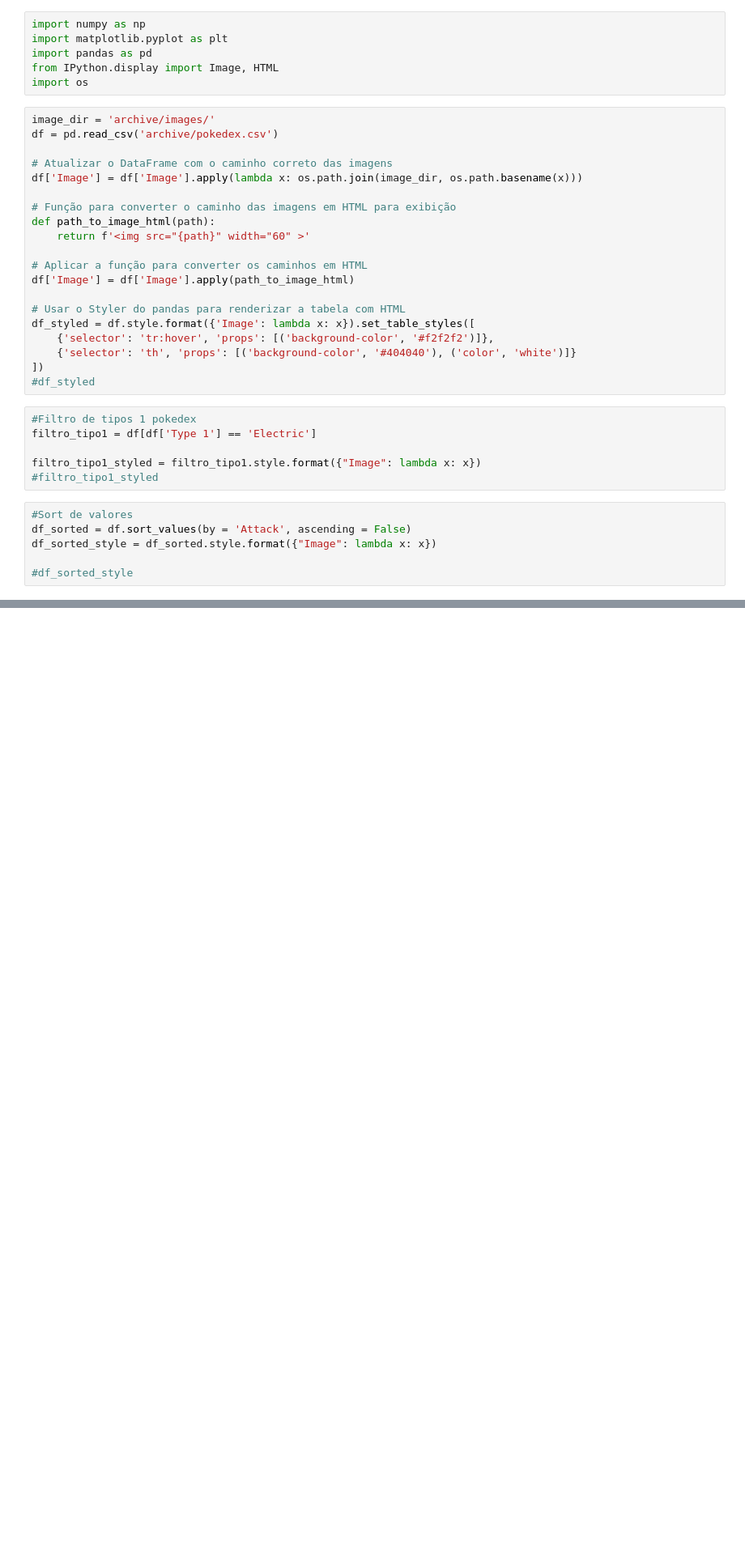
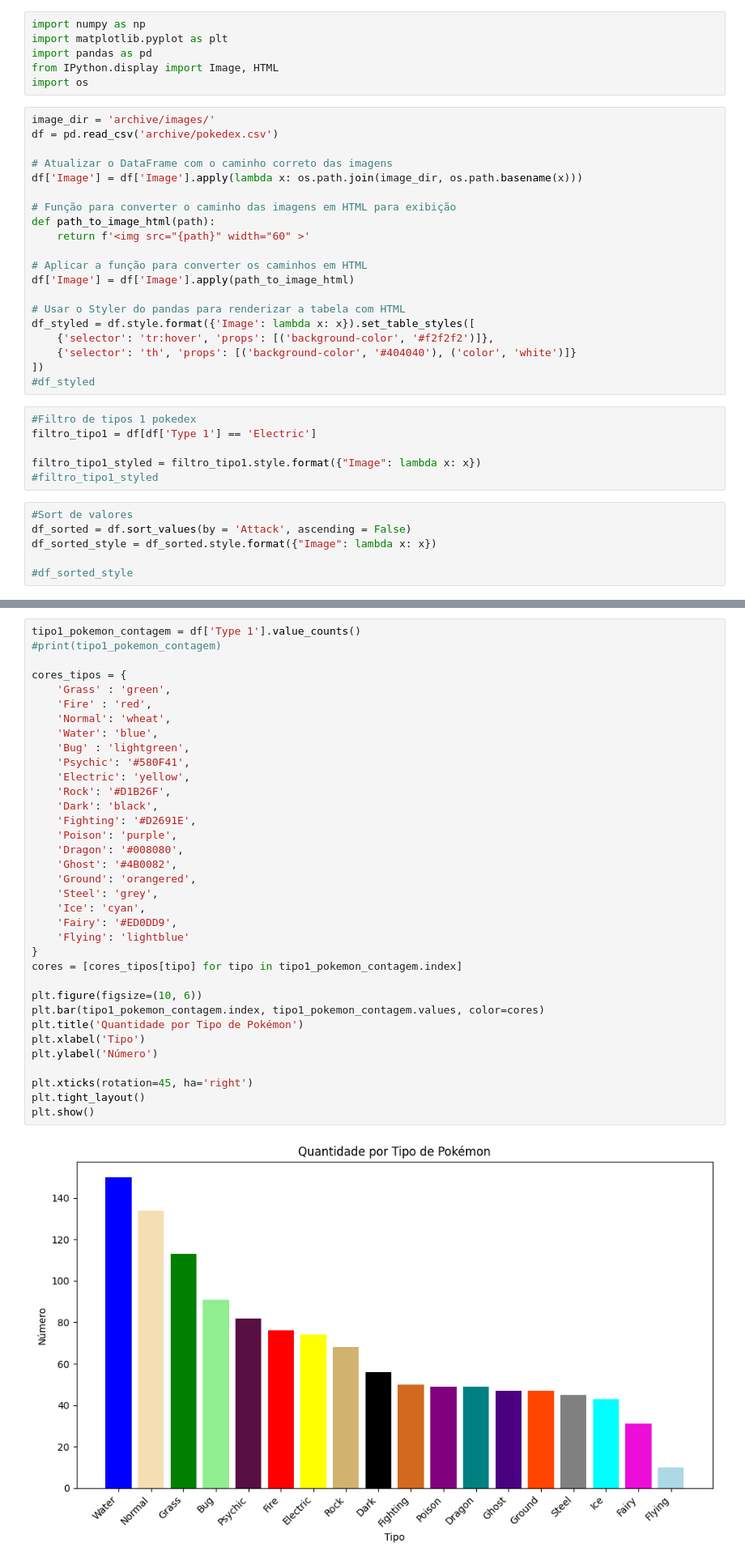
Before and after one commit to paschoal-artur/AnalisePokedex, a Jupyter notebook: main.ipynb, the cells around one changed output, grey strips where cells are left out. Shown: that part at 81% size. Saved outputs shown, nothing was run; the diff lists cells and outputs as text; blank space fills up the shorter version.

Commit message:
added histogram with types

```diff
--- a/main.ipynb
+++ b/main.ipynb
@@ -47,3 +47,40 @@ result_styled = result.style.format({"Image": lambda x: x})
 result_styled
 # %% [output]
 [interactive output not drawn]
+# %%
+tipo1_pokemon_contagem = df['Type 1'].value_counts()
+#print(tipo1_pokemon_contagem)
+
+cores_tipos = {
+    'Grass' : 'green',
+    'Fire' : 'red',
+    'Normal': 'wheat',
+    'Water': 'blue',
+    'Bug' : 'lightgreen',
+    'Psychic': '#580F41',
+    'Electric': 'yellow',
+    'Rock': '#D1B26F',
+    'Dark': 'black',
+    'Fighting': '#D2691E',
+    'Poison': 'purple',
+    'Dragon': '#008080',
+    'Ghost': '#4B0082',
+    'Ground': 'orangered',
+    'Steel': 'grey',
+    'Ice': 'cyan',
+    'Fairy': '#ED0DD9',
+    'Flying': 'lightblue'
+}
+cores = [cores_tipos[tipo] for tipo in tipo1_pokemon_contagem.index]
+
+plt.figure(figsize=(10, 6))
+plt.bar(tipo1_pokemon_contagem.index, tipo1_pokemon_contagem.values, color=cores)
+plt.title('Quantidade por Tipo de Pokémon')
+plt.xlabel('Tipo')
+plt.ylabel('Número')
+
+plt.xticks(rotation=45, ha='right')
+plt.tight_layout()
+plt.show()
+# %% [output]
+[figure, added]
```
